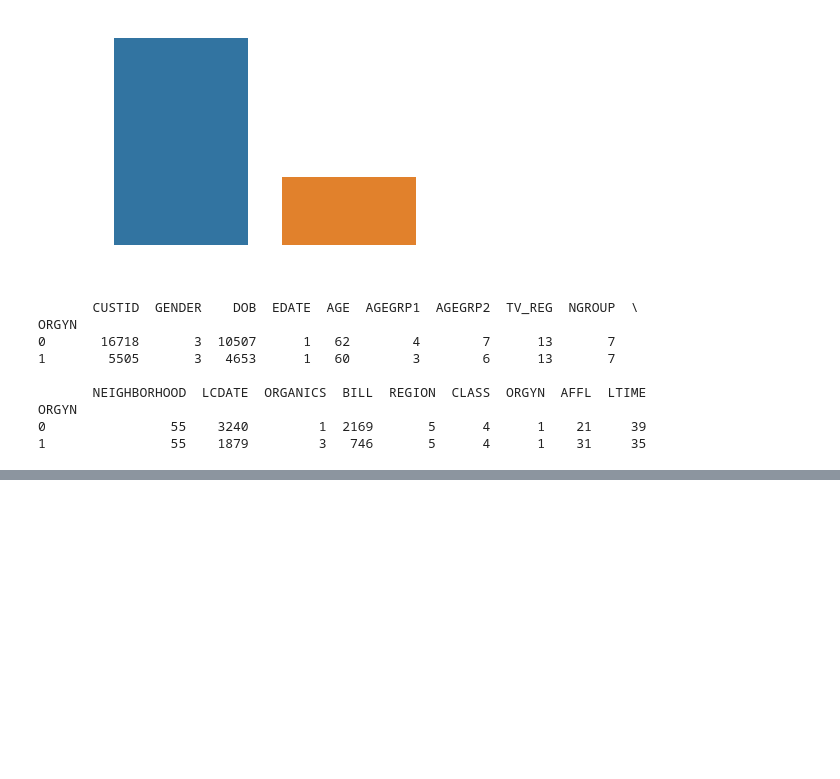
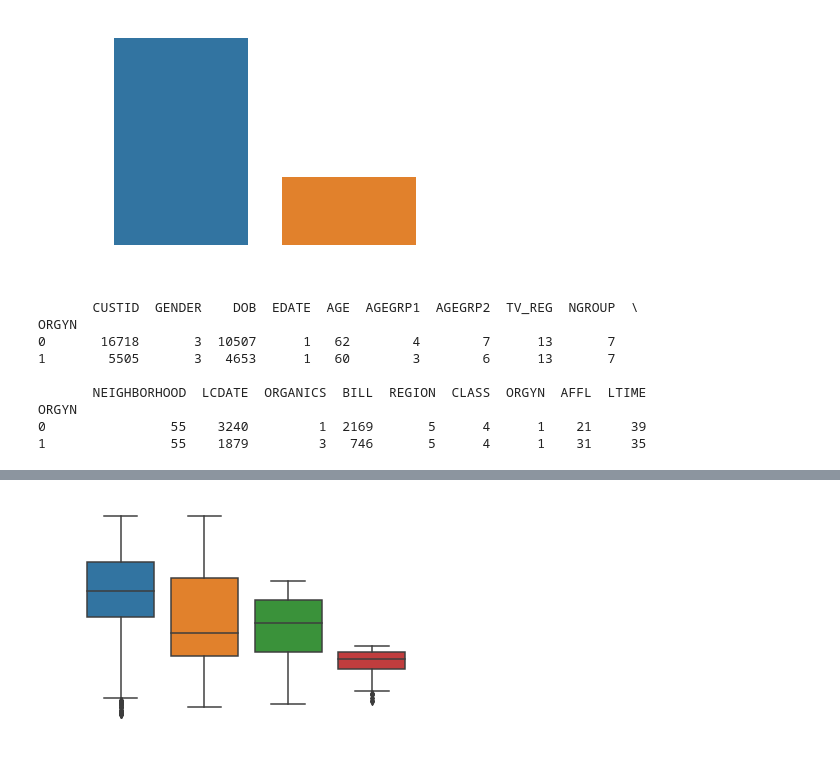
Before and after one commit to MaxEdman/IFN645_CaseStudy1, a Jupyter notebook: Preprocessing.ipynb, the cells around one changed output, grey strips where cells are left out. Drawn from its saved outputs; the diff is of its cells as text; code cells hidden in the pictures; blank space fills up the shorter version.

```diff
--- a/Preprocessing.ipynb
+++ b/Preprocessing.ipynb
@@ -204,0 +168,5 @@ Name: ORGYN, dtype: int64
+# %%
+g = sns.boxplot(x='ORGANICS', y='AGE', data=df)
+plt.show()
+# %% [output]
+[figure, added]
```
Also changed, not shown: parts of 9 cells of this notebook, 3 other files.
